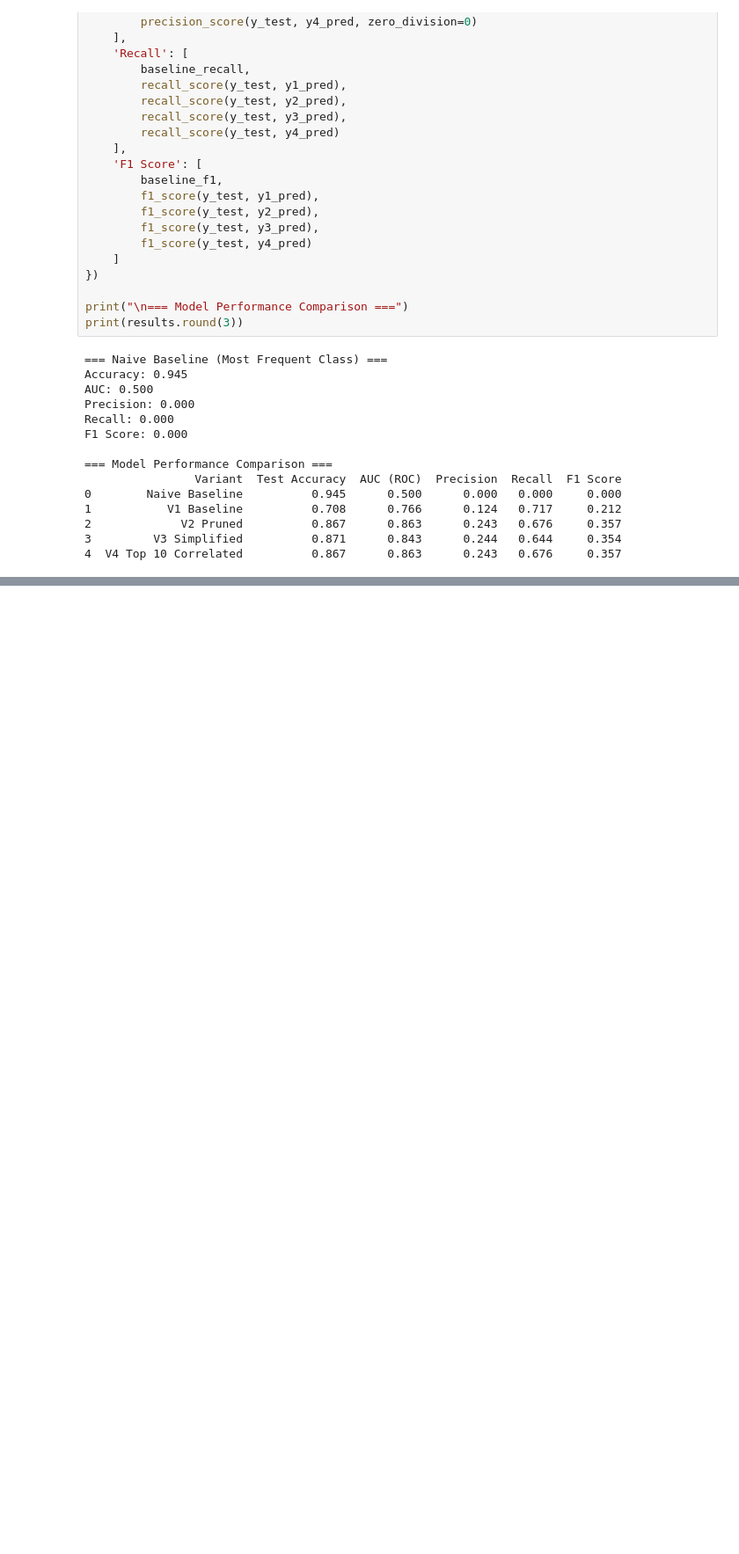
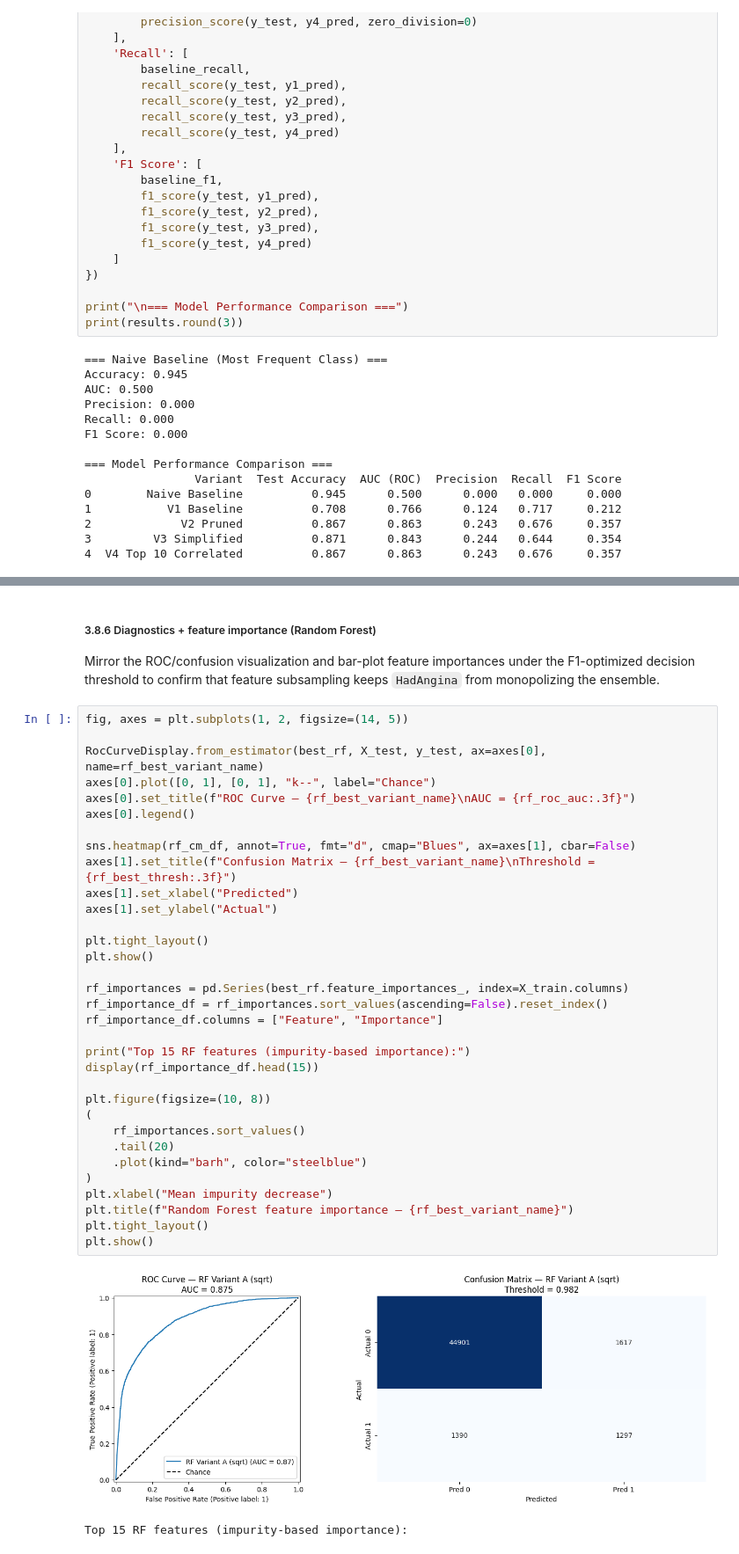
Before and after one commit to jaw039/COGS109_Indicators_of_Heart_Disease, a Jupyter notebook: heart_disease.ipynb, the cells around one changed output, grey strips where cells are left out. Shown at 88% size. Drawn from its saved outputs; the diff is of its cells as text; blank space fills up the shorter version.

```diff
--- a/heart_disease.ipynb
+++ b/heart_disease.ipynb
@@ -712,0 +1522,39 @@ F1 Score: 0.000
+# %% [markdown]
+##### 3.8.6 Diagnostics + feature importance (Random Forest)
+Mirror the ROC/confusion visualization and bar-plot feature importances under the F1-optimized decision threshold to confirm that feature subsampling keeps `HadAngina` from monopolizing the ensemble.
+# %%
+fig, axes = plt.subplots(1, 2, figsize=(14, 5))
+
+RocCurveDisplay.from_estimator(best_rf, X_test, y_test, ax=axes[0], name=rf_best_variant_name)
+axes[0].plot([0, 1], [0, 1], "k--", label="Chance")
+axes[0].set_title(f"ROC Curve — {rf_best_variant_name}\nAUC = {rf_roc_auc:.3f}")
+axes[0].legend()
+
+sns.heatmap(rf_cm_df, annot=True, fmt="d", cmap="Blues", ax=axes[1], cbar=False)
+axes[1].set_title(f"Confusion Matrix — {rf_best_variant_name}\nThreshold = {rf_best_thresh:.3f}")
+axes[1].set_xlabel("Predicted")
+axes[1].set_ylabel("Actual")
+
+plt.tight_layout()
+plt.show()
+
+rf_importances = pd.Series(best_rf.feature_importances_, index=X_train.columns)
+rf_importance_df = rf_importances.sort_values(ascending=False).reset_index()
+rf_importance_df.columns = ["Feature", "Importance"]
+
+print("Top 15 RF features (impurity-based importance):")
+display(rf_importance_df.head(15))
+
+plt.figure(figsize=(10, 8))
+(
+    rf_importances.sort_values()
+    .tail(20)
+    .plot(kind="barh", color="steelblue")
+)
+plt.xlabel("Mean impurity decrease")
+plt.title(f"Random Forest feature importance — {rf_best_variant_name}")
+plt.tight_layout()
+plt.show()
+# %% [output]
+[figure, added]
+Top 15 RF features (impurity-based importance):
```
Also changed, not shown: parts of 33 cells of this notebook, 1 other file.
